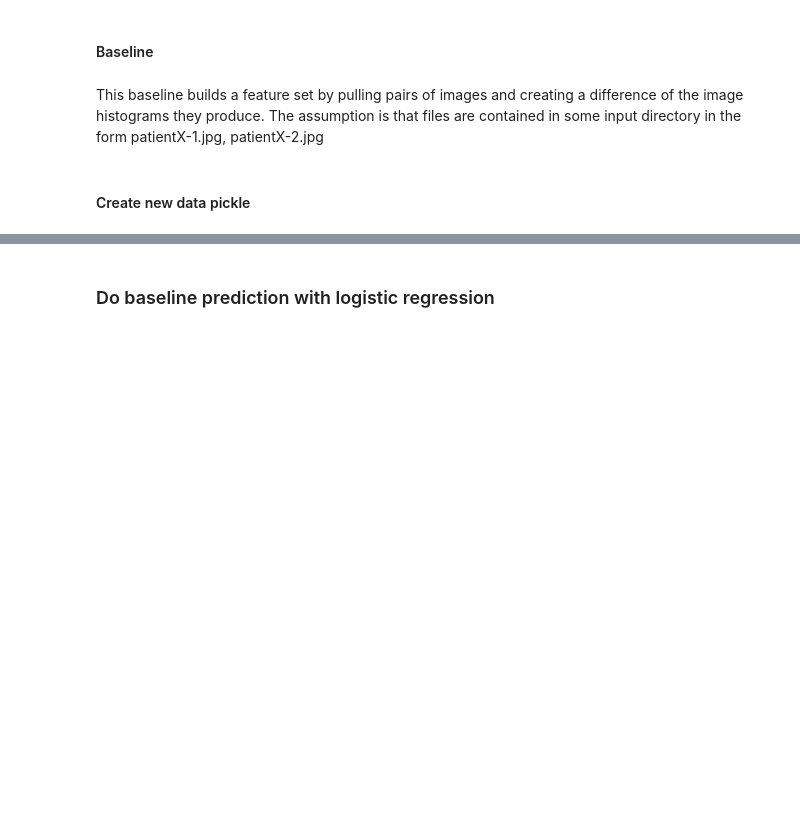
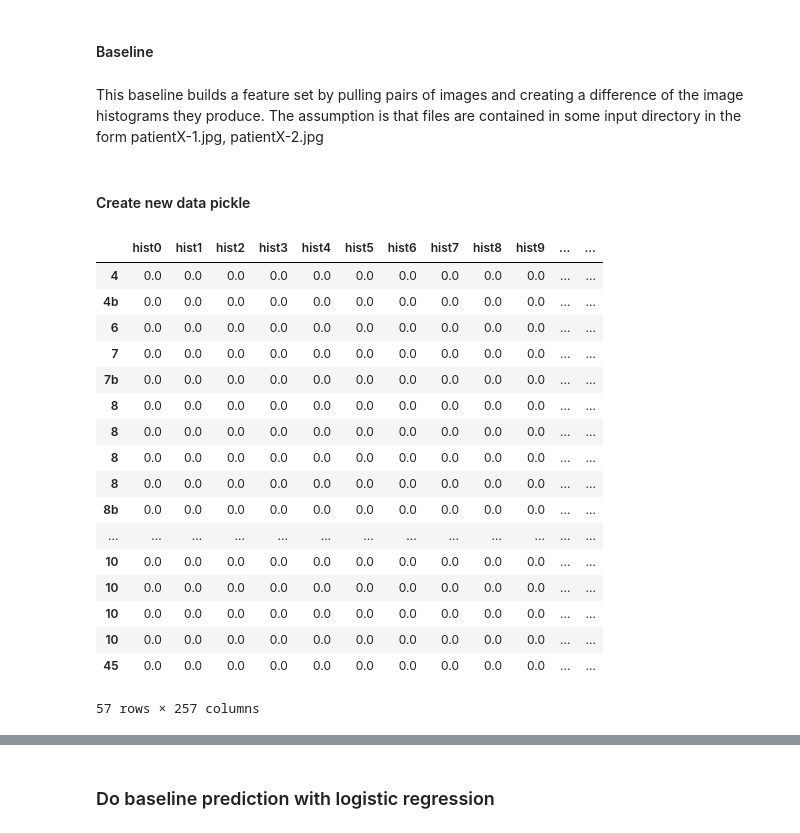
Before and after one commit to jatron/crmo-diagnosis-using-mri, a Jupyter notebook: Baseline.ipynb, the cells around one changed output, grey strips where cells are left out. Saved outputs shown, nothing was run; the diff lists cells and outputs as text; code cells hidden in the pictures; blank space fills up the shorter version.

```diff
--- a/Baseline.ipynb
+++ b/Baseline.ipynb
@@ -66,0 +68,21 @@ pickle.dump(data, open( "data.pkl", "wb") )
+# %%
+data
+# %% [output]
+|  | hist0 | hist1 | hist2 | hist3 | hist4 | hist5 | hist6 | hist7 | hist8 | hist9 | ... | ... |
+| 4 | 0.0 | 0.0 | 0.0 | 0.0 | 0.0 | 0.0 | 0.0 | 0.0 | 0.0 | 0.0 | ... | ... |
+| 4b | 0.0 | 0.0 | 0.0 | 0.0 | 0.0 | 0.0 | 0.0 | 0.0 | 0.0 | 0.0 | ... | ... |
+| 6 | 0.0 | 0.0 | 0.0 | 0.0 | 0.0 | 0.0 | 0.0 | 0.0 | 0.0 | 0.0 | ... | ... |
+| 7 | 0.0 | 0.0 | 0.0 | 0.0 | 0.0 | 0.0 | 0.0 | 0.0 | 0.0 | 0.0 | ... | ... |
+| 7b | 0.0 | 0.0 | 0.0 | 0.0 | 0.0 | 0.0 | 0.0 | 0.0 | 0.0 | 0.0 | ... | ... |
+| 8 | 0.0 | 0.0 | 0.0 | 0.0 | 0.0 | 0.0 | 0.0 | 0.0 | 0.0 | 0.0 | ... | ... |
+| 8 | 0.0 | 0.0 | 0.0 | 0.0 | 0.0 | 0.0 | 0.0 | 0.0 | 0.0 | 0.0 | ... | ... |
+| 8 | 0.0 | 0.0 | 0.0 | 0.0 | 0.0 | 0.0 | 0.0 | 0.0 | 0.0 | 0.0 | ... | ... |
+| 8 | 0.0 | 0.0 | 0.0 | 0.0 | 0.0 | 0.0 | 0.0 | 0.0 | 0.0 | 0.0 | ... | ... |
+| 8b | 0.0 | 0.0 | 0.0 | 0.0 | 0.0 | 0.0 | 0.0 | 0.0 | 0.0 | 0.0 | ... | ... |
+| ... | ... | ... | ... | ... | ... | ... | ... | ... | ... | ... | ... | ... |
+| 10 | 0.0 | 0.0 | 0.0 | 0.0 | 0.0 | 0.0 | 0.0 | 0.0 | 0.0 | 0.0 | ... | ... |
+| 10 | 0.0 | 0.0 | 0.0 | 0.0 | 0.0 | 0.0 | 0.0 | 0.0 | 0.0 | 0.0 | ... | ... |
+| 10 | 0.0 | 0.0 | 0.0 | 0.0 | 0.0 | 0.0 | 0.0 | 0.0 | 0.0 | 0.0 | ... | ... |
+| 10 | 0.0 | 0.0 | 0.0 | 0.0 | 0.0 | 0.0 | 0.0 | 0.0 | 0.0 | 0.0 | ... | ... |
+| 45 | 0.0 | 0.0 | 0.0 | 0.0 | 0.0 | 0.0 | 0.0 | 0.0 | 0.0 | 0.0 | ... | ... |
+57 rows × 257 columns
```
Also changed, not shown: parts of 10 cells of this notebook, 2 other files.
